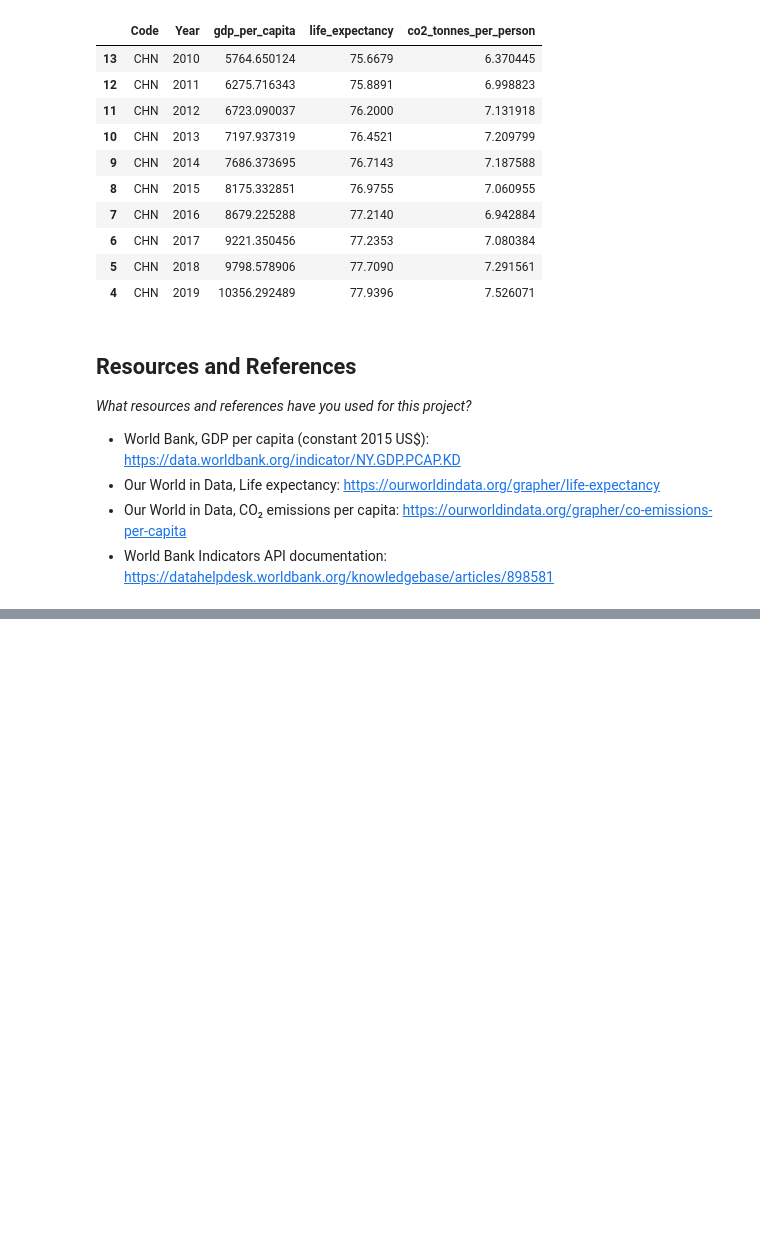
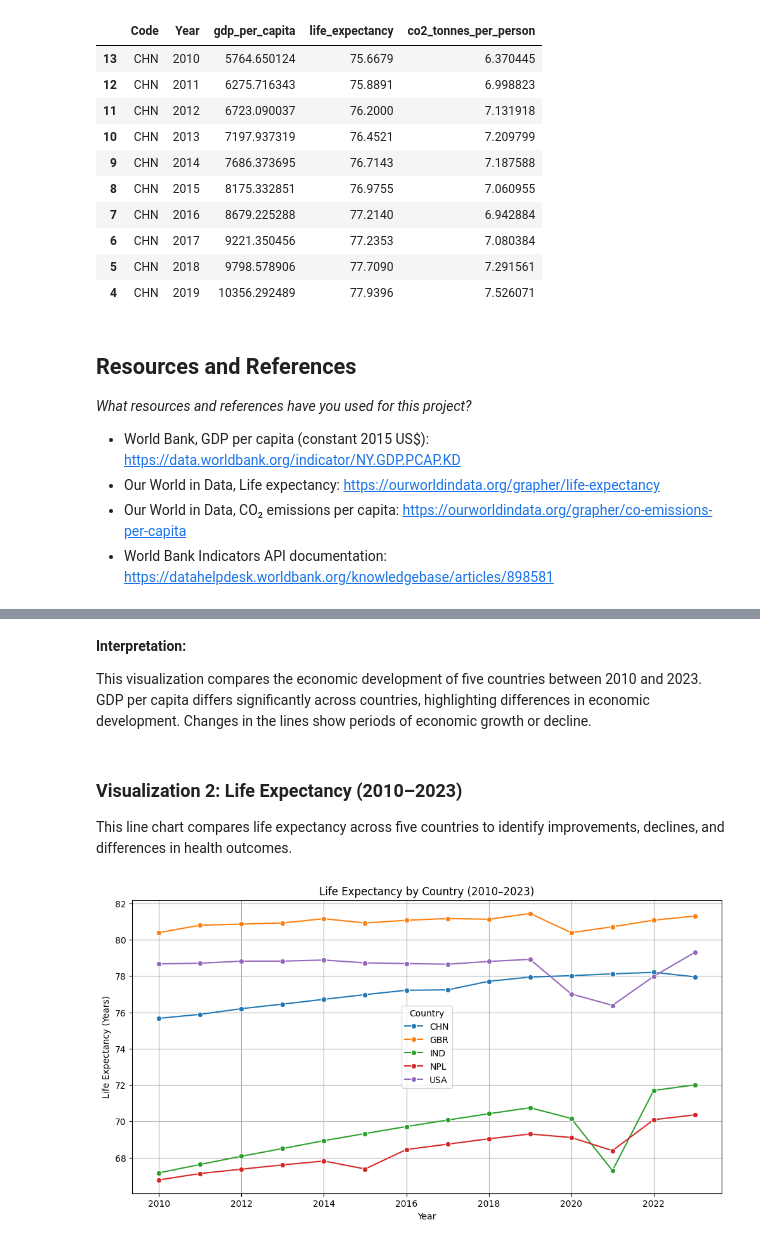
Before and after one commit to IT4063C-Fall2026/data-tech-analytics-final-project-poudelsv, a Jupyter notebook: source.ipynb, the cells around one changed output, grey strips where cells are left out. Cells and saved outputs as stored; diff of their text form; code cells hidden in the pictures; blank space fills up the shorter version.

```diff
--- a/source.ipynb
+++ b/source.ipynb
@@ -241,0 +248,25 @@ Years: 2010 to 2023
+# %%
+# Merge datasets before removing missing values
+eda_df = (
+    gdp_df.merge(life_df, on=["Code", "Year"], how="outer")
+    .merge(co2_df, on=["Code", "Year"], how="outer")
+)
+
+# Statistical summary
+display(eda_df.describe())
+
+# Missing values
+print("Missing values:")
+print(eda_df.isnull().sum())
+
+# Duplicate records
+print("\nDuplicates:")
+print(eda_df.duplicated(subset=["Code", "Year"]).sum())
+
+# Data types
+print("\nData types:")
+print(eda_df.dtypes)
+
+# Correlations
+print("\nCorrelations:")
+display(eda_df.select_dtypes(include="number").drop(columns="Year").corr())
@@ -241,0 +307,35 @@ Years: 2010 to 2023
+# %% [markdown]
+**Interpretation:**
+
+This visualization compares the economic development of five
+countries between 2010 and 2023. GDP per capita differs
+significantly across countries, highlighting differences in
+economic development. Changes in the lines show periods
+of economic growth or decline.
+# %% [markdown]
+### Visualization 2: Life Expectancy (2010–2023)
+
+This line chart compares life expectancy across five countries
+to identify improvements, declines, and differences in health outcomes.
+# %%
+import seaborn as sns
+import matplotlib.pyplot as plt
+
+plt.figure(figsize=(12, 6))
+
+sns.lineplot(
+    data=eda_df,
+    x="Year",
+    y="life_expectancy",
+    hue="Code",
+    marker="o"
+)
+
+plt.title("Life Expectancy by Country (2010–2023)")
+plt.xlabel("Year")
+plt.ylabel("Life Expectancy (Years)")
+plt.legend(title="Country")
+plt.grid(True)
+plt.show()
+# %% [output]
+[figure, added]
```
Also changed, not shown: parts of 17 cells of this notebook, 1 other file.
